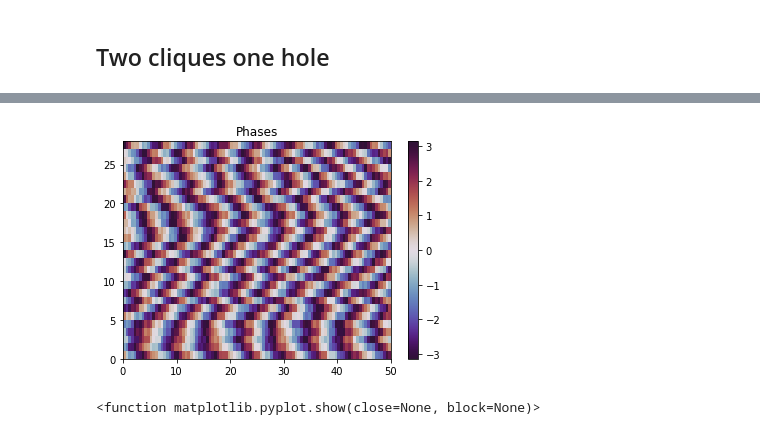
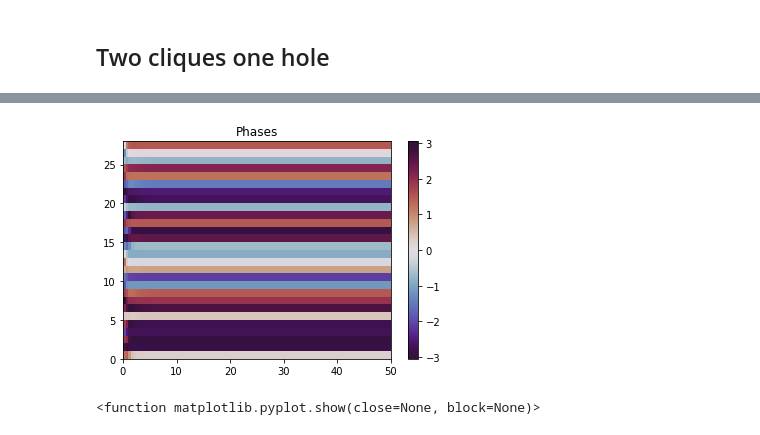
Before and after one commit to arnaudon/simplicial-kuramoto, a Jupyter notebook: notebooks/Edge_Kuramoto_simple_examples.ipynb, the cells around one changed output, grey strips where cells are left out. Cells and saved outputs as stored; diff of their text form; code cells hidden in the pictures.

```diff
--- a/notebooks/Edge_Kuramoto_simple_examples.ipynb
+++ b/notebooks/Edge_Kuramoto_simple_examples.ipynb
@@ -119,19 +119,19 @@ plt.show()
 # %%
 # np.random.seed(4444)
 initial_phase = np.random.uniform(0, 2*np.pi, Gsc.n_edges)
 
 t_max = 50
 n_t = 100
-alpha_1=np.ones(Gsc.lifted_N1.shape[1])*1
-alpha_2 =np.ones(Gsc.lifted_N1.shape[0])*1.4
+alpha_1=np.ones(Gsc.lifted_N1.shape[1])*0
+alpha_2 =np.ones(Gsc.lifted_N1.shape[0])*0
 #alpha_2=np.random.uniform(0, 2 * np.pi, Gsc.lifted_N1.shape[0]) # np.ones(Gsc.lifted_N1.shape[0])*np.pi
 
 initial_phase = np.hstack([initial_phase,-initial_phase])
 
 edge_result = integrate_edge_kuramoto(Gsc, initial_phase, t_max, n_t ,alpha_1=alpha_1,alpha_2=alpha_2)
 plot_edge_kuramoto(edge_result)
 # %% [output]
-[figure, old version]
+[figure, new version]
 # %%
 op=module_order_parameter(edge_result.y,edge_community_assignment)
 plt.figure()
```
Also changed, not shown: parts of 13 cells of this notebook.
